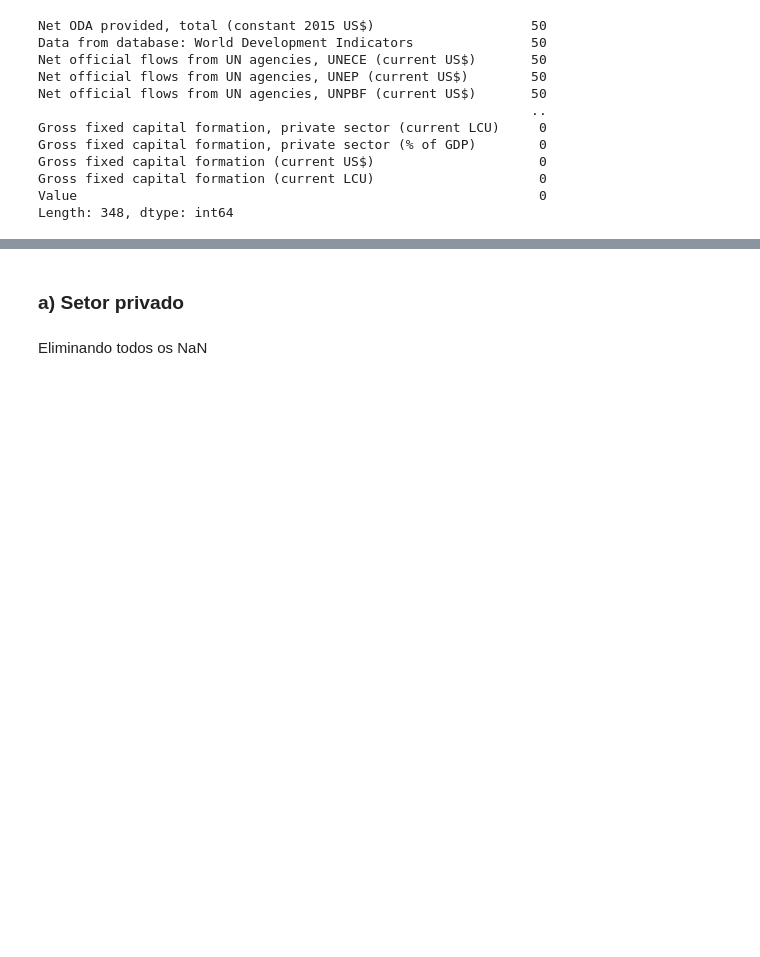
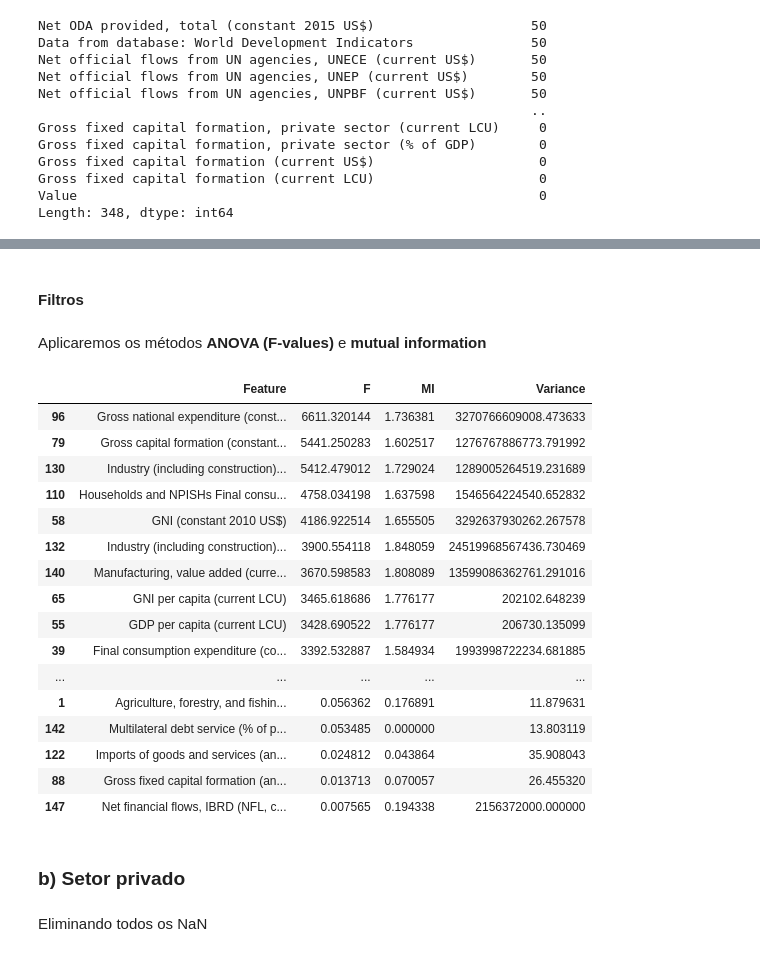
Before and after one commit to gus-phys/BRICS-hypothesis-test, a Jupyter notebook: selecao-de-caracteristicas.ipynb, the cells around one changed output, grey strips where cells are left out. Saved outputs shown, nothing was run; the diff lists cells and outputs as text; code cells hidden in the pictures; blank space fills up the shorter version.

Commit message:
Add ANOVA and mutual information methods

```diff
--- a/selecao-de-caracteristicas.ipynb
+++ b/selecao-de-caracteristicas.ipynb
@@ -143,0 +136,2 @@ Index(['Agriculture, forestry, and fishing, value added (constant 2010 US$)',
+# %%
+vt.fit(X_train)
@@ -143,0 +140,3 @@ Index(['Agriculture, forestry, and fishing, value added (constant 2010 US$)',
+# %%
+X_train = X_train.iloc[:, vt.get_support()]
+X_test = X_test.iloc[:, vt.get_support()]
@@ -143,0 +164,4 @@ Index(['Agriculture, forestry, and fishing, value added (constant 2010 US$)',
+# %% [markdown]
+#### Filtros
+# %% [markdown]
+Aplicaremos os métodos **ANOVA (F-values)** e **mutual information**
@@ -143,0 +170,2 @@ Index(['Agriculture, forestry, and fishing, value added (constant 2010 US$)',
+# %%
+f, p = f_regression(X_train, y_train)
@@ -144,5 +174,34 @@ Index(['Agriculture, forestry, and fishing, value added (constant 2010 US$)',
+# %%
+mi = mutual_info_regression(X_train, y_train)
+# %%
+pd.DataFrame(
+    {
+        'Feature': X_train.columns.tolist(),
+        'F': f,
+        'MI': mi,
+        'Variance': vt.variances_
+    }
+).sort_values('F', ascending=False).style.bar(subset=['F', 'MI', 'Variance'], color='grey')
+# %% [output]
+|  | Feature | F | MI | Variance |
+| 96 | Gross national expenditure (const... | 6611.320144 | 1.736381 | 3270766609008.473633 |
+| 79 | Gross capital formation (constant... | 5441.250283 | 1.602517 | 1276767886773.791992 |
+| 130 | Industry (including construction)... | 5412.479012 | 1.729024 | 1289005264519.231689 |
+| 110 | Households and NPISHs Final consu... | 4758.034198 | 1.637598 | 1546564224540.652832 |
+| 58 | GNI (constant 2010 US$) | 4186.922514 | 1.655505 | 3292637930262.267578 |
+| 132 | Industry (including construction)... | 3900.554118 | 1.848059 | 24519968567436.730469 |
+| 140 | Manufacturing, value added (curre... | 3670.598583 | 1.808089 | 13599086362761.291016 |
+| 65 | GNI per capita (current LCU) | 3465.618686 | 1.776177 | 202102.648239 |
+| 55 | GDP per capita (current LCU) | 3428.690522 | 1.776177 | 206730.135099 |
+| 39 | Final consumption expenditure (co... | 3392.532887 | 1.584934 | 1993998722234.681885 |
+| ... | ... | ... | ... | ... |
+| 1 | Agriculture, forestry, and fishin... | 0.056362 | 0.176891 | 11.879631 |
+| 142 | Multilateral debt service (% of p... | 0.053485 | 0.000000 | 13.803119 |
+| 122 | Imports of goods and services (an... | 0.024812 | 0.043864 | 35.908043 |
+| 88 | Gross fixed capital formation (an... | 0.013713 | 0.070057 | 26.455320 |
+| 147 | Net financial flows, IBRD (NFL, c... | 0.007565 | 0.194338 | 2156372000.000000 |
 # %% [markdown]
-### a) Setor privado
+### b) Setor privado
 # %% [markdown]
 Eliminando todos os NaN
 # %%
```
Also changed, not shown: parts of 56 cells of this notebook.
